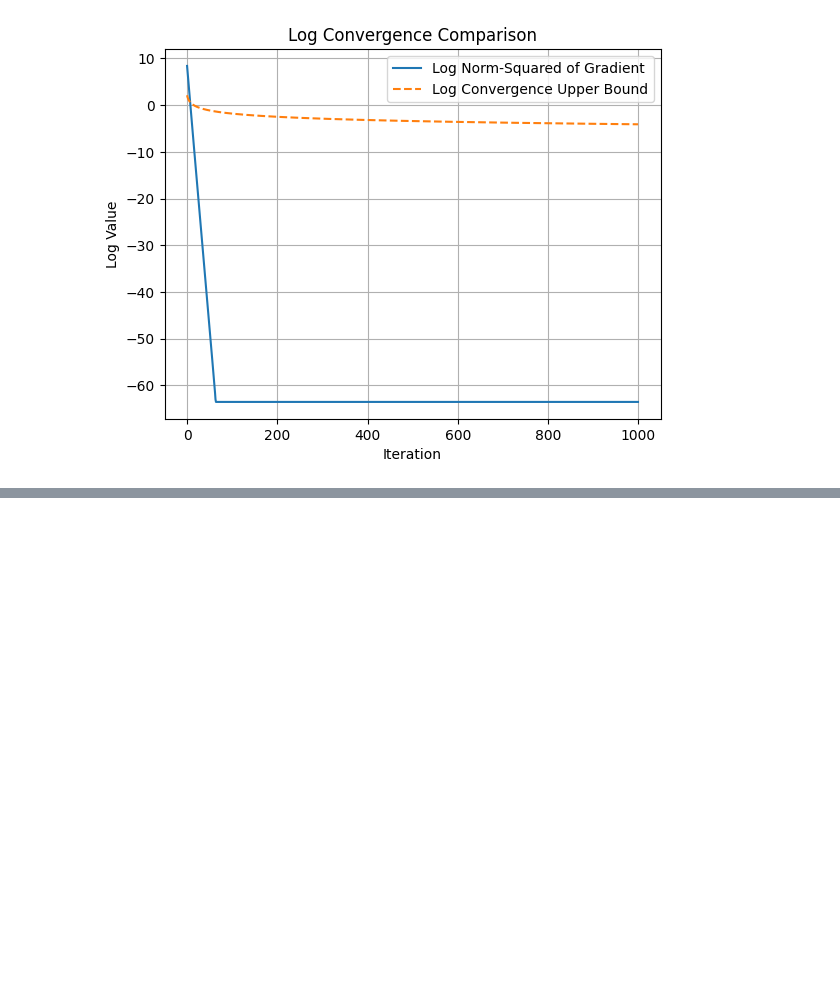
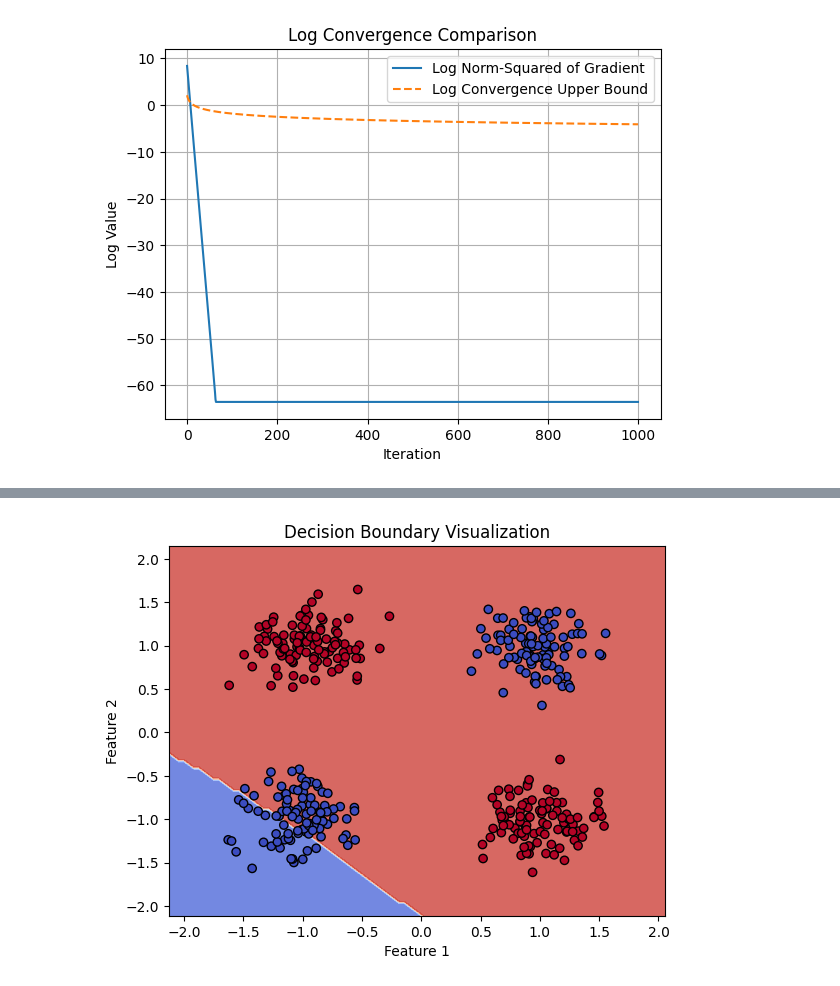
Before and after one commit to mukhsadr/assignments-data, a Jupyter notebook: HWA1.ipynb, the cells around one changed output, grey strips where cells are left out. Cells and saved outputs as stored; diff of their text form; code cells hidden in the pictures; blank space fills up the shorter version.

```diff
--- a/HWA1.ipynb
+++ b/HWA1.ipynb
@@ -132,0 +318,41 @@ plt.show()
+# %%
+import numpy as np
+import matplotlib.pyplot as plt
+
+# Example of assigning model parameters
+model = {
+    'W1': np.random.rand(2, hidden_size),  # Replace with trained W1
+    'W2': np.random.rand(hidden_size, 1), # Replace with trained W2
+    'b1': np.random.rand(hidden_size),    # Replace with trained b1
+    'b2': np.random.rand(1)               # Replace with trained b2
+}
+
+
+# Generate a grid of points spanning the dataset range
+x_min, x_max = X[:, 0].min() - 0.5, X[:, 0].max() + 0.5
+y_min, y_max = X[:, 1].min() - 0.5, X[:, 1].max() + 0.5
+xx, yy = np.meshgrid(np.linspace(x_min, x_max, 100),
+                     np.linspace(y_min, y_max, 100))
+
+# Flatten the grid and prepare input
+grid = np.c_[xx.ravel(), yy.ravel()]
+
+# Compute predictions for the grid points
+predictions = []
+for pt in grid:
+    z1 = np.dot(pt, model['W1']) + model['b1']
+    h = np.tanh(z1)
+    z2 = np.dot(h, model['W2']) + model['b2']
+    predictions.append(1 if z2 > 0 else 0)
+
+predictions = np.array(predictions).reshape(xx.shape)
+
+# Plot decision boundary
+plt.contourf(xx, yy, predictions, alpha=0.8, cmap='coolwarm')
+plt.scatter(X[:, 0], X[:, 1], c=y, edgecolors='k', cmap='coolwarm')
+plt.title('Decision Boundary Visualization')
+plt.xlabel('Feature 1')
+plt.ylabel('Feature 2')
+plt.show()
+# %% [output]
+[figure, added]
```
Also changed, not shown: parts of 17 cells of this notebook.
